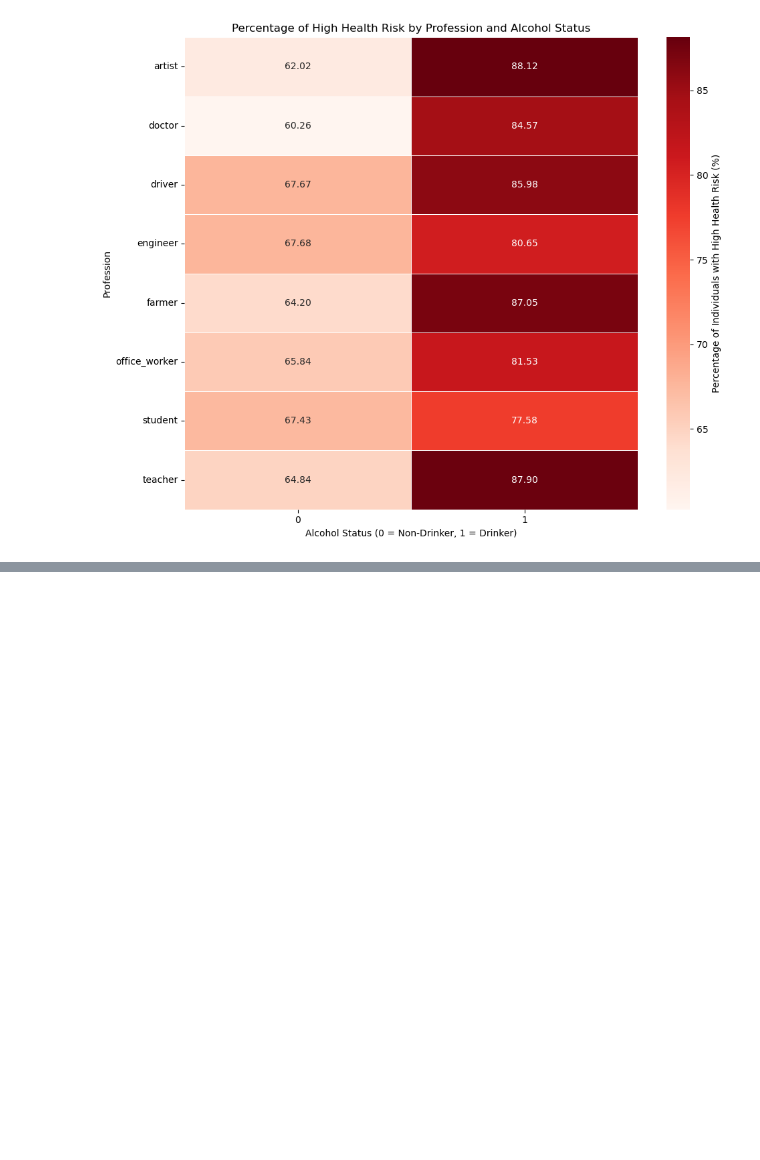
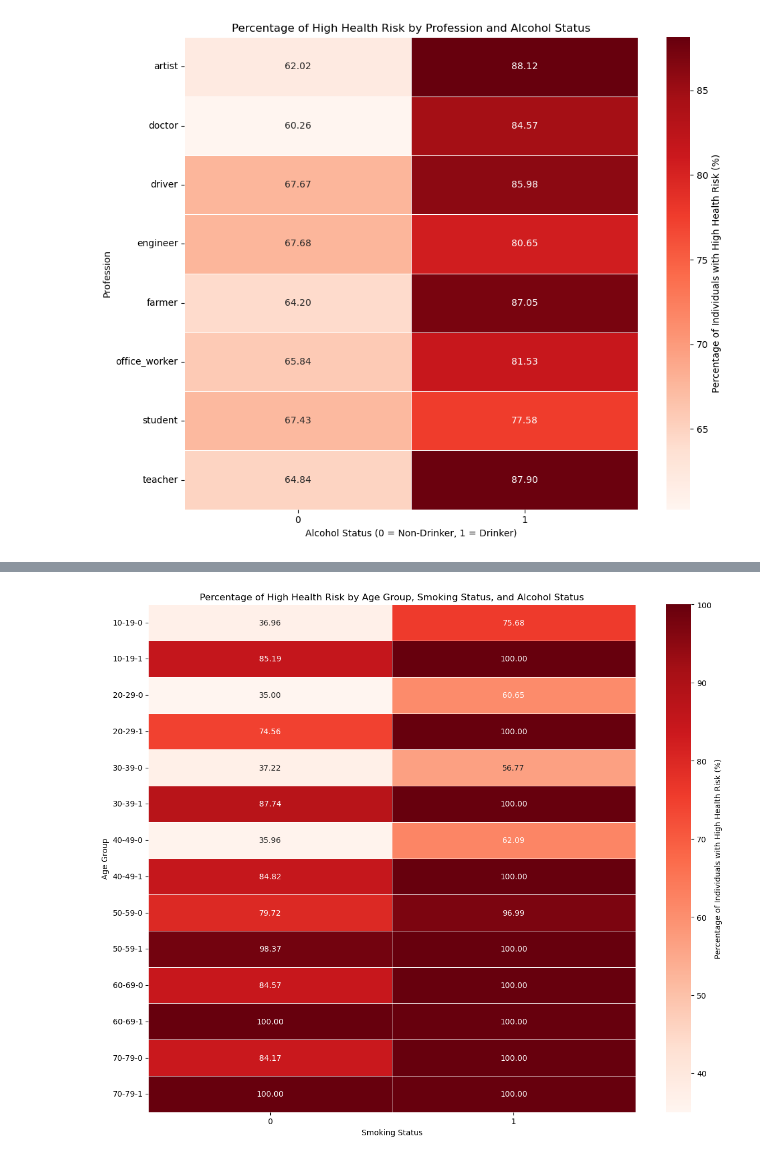
Before and after one commit to MyleeCS/Lifestyle-and-Health-Risk-EDA, a Jupyter notebook: lifestyle-and-health-risk-eda.ipynb, the cells around one changed output, grey strips where cells are left out. Saved outputs shown, nothing was run; the diff lists cells and outputs as text; code cells hidden in the pictures; blank space fills up the shorter version.

```diff
--- a/lifestyle-and-health-risk-eda.ipynb
+++ b/lifestyle-and-health-risk-eda.ipynb
@@ -275,0 +334,28 @@ plt.show()
+# %%
+age_smoking_alcohol = pd.crosstab([df['age_group'], df['smoking'], df['alcohol']], df['health_risk'])
+age_smoking_alcohol['Total'] = age_smoking_alcohol.sum(axis=1)
+age_smoking_alcohol['High_Risk_Percentage'] = (age_smoking_alcohol.get(1, 0) / age_smoking_alcohol['Total'])
+
+# Prepare data for heatmap
+heatmap_data = age_smoking_alcohol['High_Risk_Percentage'].unstack()*100
+# Plot the heatmap
+plt.figure(figsize=(12, 10)) # Adjusted size slightly for better fit
+sns.heatmap(
+    heatmap_data,
+    annot=True,
+    fmt='.2f', # Display as percentage with one decimal place (e.g., 63.1)
+    cmap='Reds',
+    linewidths=.5,
+    linecolor='white',
+    cbar_kws={'label': 'Percentage of Individuals with High Health Risk (%)'}
+)
+# Customize the axis labels and title
+plt.xlabel('Smoking Status')
+plt.ylabel('Age Group')
+plt.title('Percentage of High Health Risk by Age Group, Smoking Status, and Alcohol Status')
+plt.xticks(rotation=0)
+plt.yticks(rotation=0)
+plt.tight_layout()
+plt.show()
+# %% [output]
+[figure, added]
```
Also changed, not shown: parts of 2 cells of this notebook.
